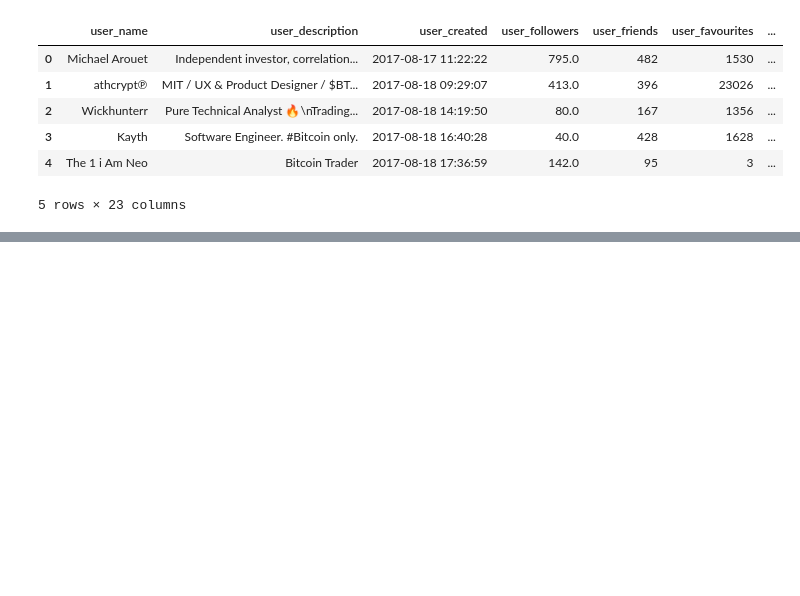
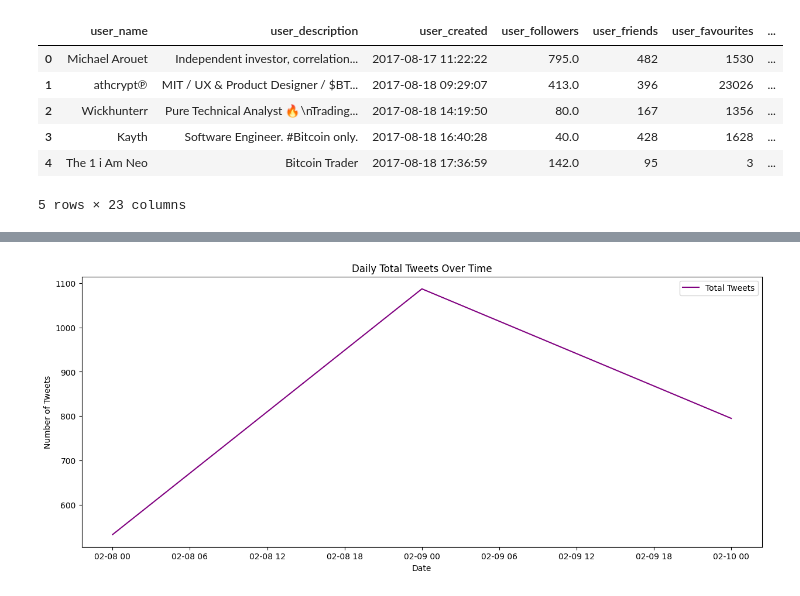
Before and after one commit to EudaLabs/investor-sentiments, a Jupyter notebook: bitcoin_tweet.ipynb, the cells around one changed output, grey strips where cells are left out. Cells and saved outputs as stored; diff of their text form; code cells hidden in the pictures; blank space fills up the shorter version.

```diff
--- a/bitcoin_tweet.ipynb
+++ b/bitcoin_tweet.ipynb
@@ -253,0 +283,3 @@ NameError: name 'sentiment_classifier' is not defined
+# %%
+# Word2Vec modelini yükle
+word2vec_model = gensim.models.Word2Vec.load('/content/drive/MyDrive/NLP/word2vec_model.model')
@@ -253,0 +422,8 @@ NameError: name 'sentiment_classifier' is not defined
+# %%
+# Cell 1: Convert Date to Daily Format
+
+# Extract only the date (remove time component)
+merged_df['date'] = pd.to_datetime(merged_df['date']).dt.date
+
+# Verify the changes
+print(merged_df[['date']].head())
@@ -253,0 +455,20 @@ NameError: name 'sentiment_classifier' is not defined
+# %%
+# Cell 2: Calculate Daily Sentiment Ratios
+
+# Group by date and count sentiment labels
+daily_sentiment = merged_df.groupby('date')['sentiment_label'].value_counts().unstack(fill_value=0)
+
+# Calculate total tweets per day
+daily_sentiment['total_tweets'] = daily_sentiment.sum(axis=1)
+
+# Calculate sentiment ratios
+daily_sentiment['daily_bullish_ratio'] = daily_sentiment.get('Bullish', 0) / daily_sentiment['total_tweets']
+daily_sentiment['daily_bearish_ratio'] = daily_sentiment.get('Bearish', 0) / daily_sentiment['total_tweets']
+daily_sentiment['daily_neutral_ratio'] = daily_sentiment.get('Neutral', 0) / daily_sentiment['total_tweets']
+
+# Reset index
+daily_sentiment = daily_sentiment[['daily_bullish_ratio', 'daily_bearish_ratio', 'daily_neutral_ratio', 'total_tweets']].reset_index()
+
+# Display sample
+print("\nDaily Sentiment Ratios:")
+print(daily_sentiment.head())
@@ -253,0 +486,13 @@ NameError: name 'sentiment_classifier' is not defined
+# %%
+# Cell 5: Visualize Daily Total Tweets
+
+plt.figure(figsize=(15, 6))
+plt.plot(daily_sentiment['date'], daily_sentiment['total_tweets'], label='Total Tweets', color='purple')
+
+plt.legend()
+plt.title('Daily Total Tweets Over Time')
+plt.xlabel('Date')
+plt.ylabel('Number of Tweets')
+plt.show()
+# %% [output]
+[figure, added]
```
Also changed, not shown: parts of 22 cells of this notebook.
